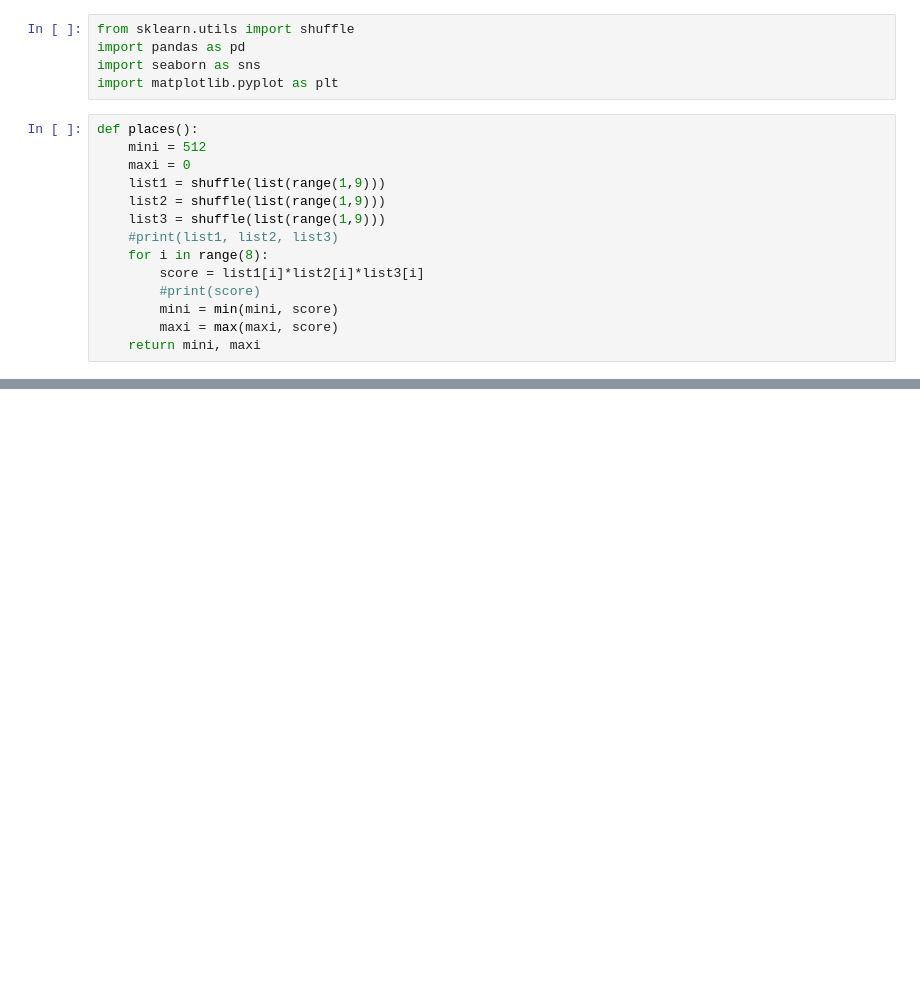
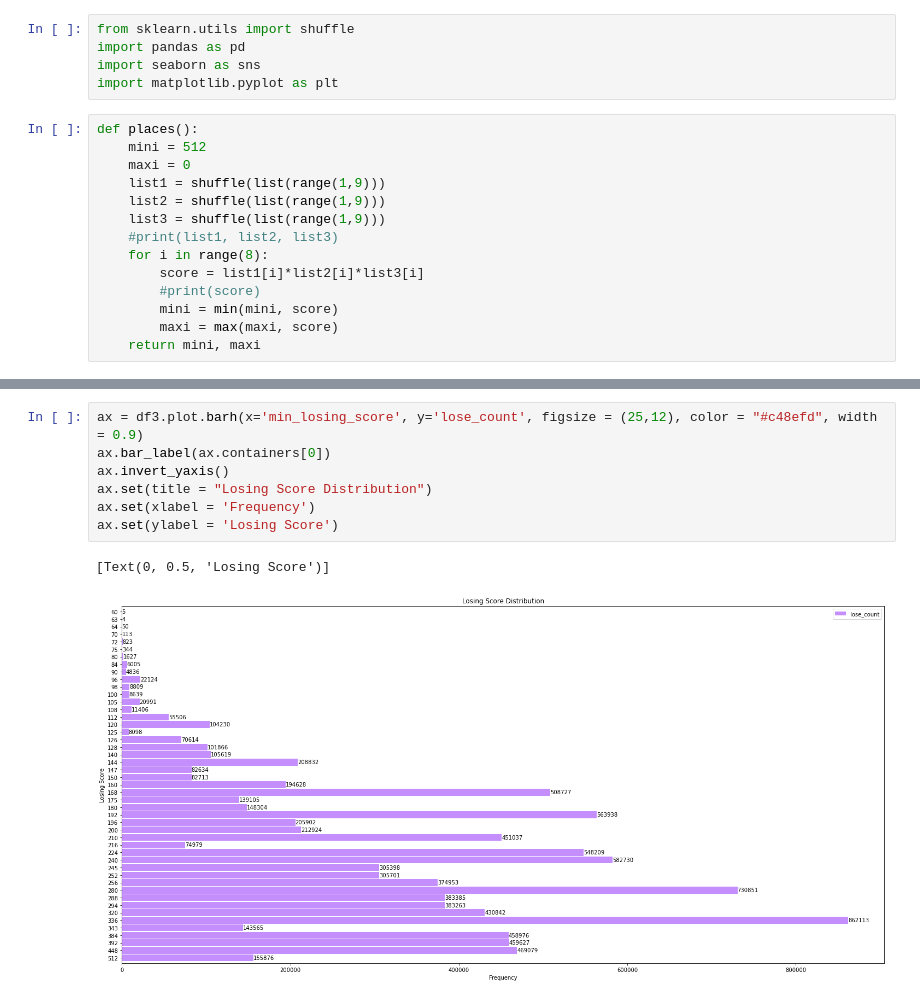
Before and after one commit to lejaja9/Riddlers, a Jupyter notebook: 9:24_Riddler_viz.ipynb, the cells around one changed output, grey strips where cells are left out. Drawn from its saved outputs; the diff is of its cells as text; blank space fills up the shorter version.

```diff
--- a/9:24_Riddler_viz.ipynb
+++ b/9:24_Riddler_viz.ipynb
@@ -58,0 +62,10 @@ ax = df2.plot.bar(x='max_win_score', y='win_count', rot=0)
+# %%
+ax = df3.plot.barh(x='min_losing_score', y='lose_count', figsize = (25,12), color = "#c48efd", width = 0.9)
+ax.bar_label(ax.containers[0])
+ax.invert_yaxis()
+ax.set(title = "Losing Score Distribution")
+ax.set(xlabel = 'Frequency')
+ax.set(ylabel = 'Losing Score')
+# %% [output]
+[Text(0, 0.5, 'Losing Score')]
+[figure, added]
```
Also changed, not shown: parts of 5 cells of this notebook, 1 other file.
